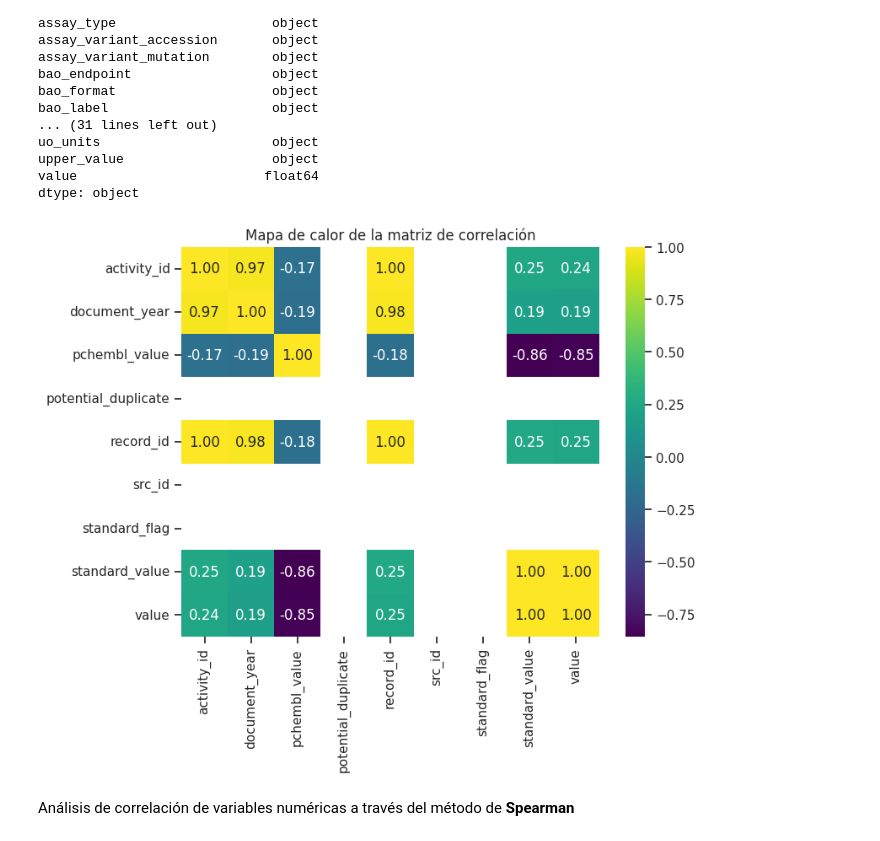
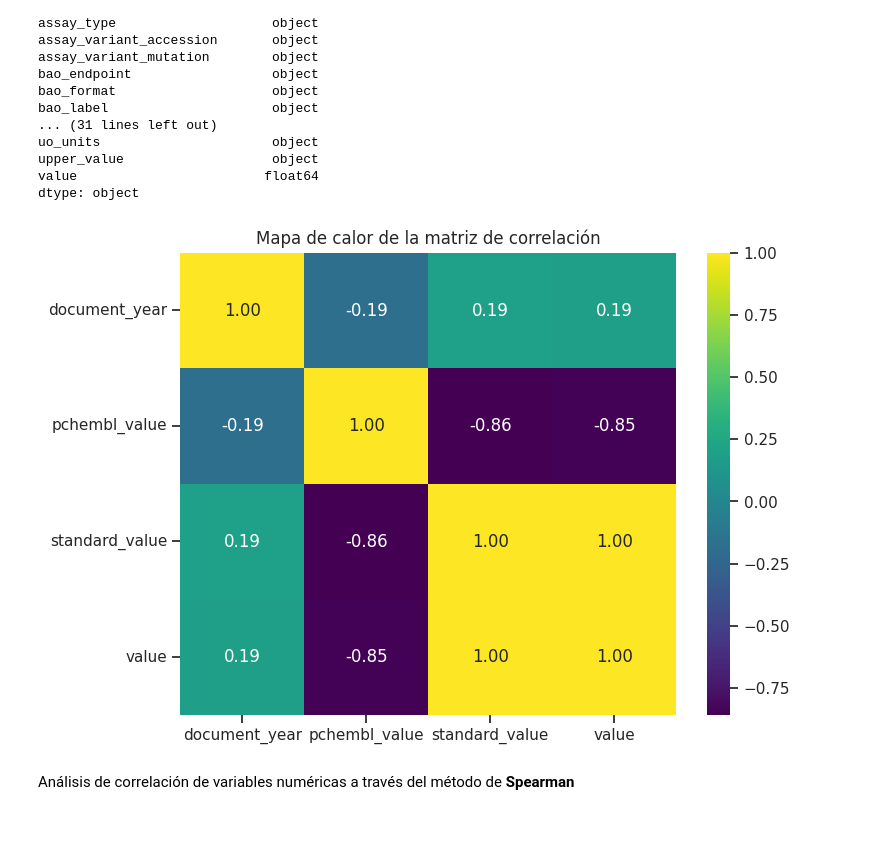
Before and after one commit to rromerov/Proyecto_Integrador, a Jupyter notebook: Avance1/main.ipynb, the cells around one changed output. Cells and saved outputs as stored; diff of their text form; code cells hidden in the pictures.

```diff
--- a/Avance1/main.ipynb
+++ b/Avance1/main.ipynb
@@ -377,9 +377,3 @@ df2_unique_can_smiles
 Análisis de correlación de variables numéricas a través del método de **Pearson**
 
 Para ello observamos el número de columnas que tenemos y notamos de qué tipo son cada una:
-# %%
-df2_unique_can_smiles.loc[:, 'pchembl_value'] = df2_unique_can_smiles['pchembl_value'].astype(float)
-df2_unique_can_smiles.loc[:, 'standard_value'] = df2_unique_can_smiles['standard_value'].astype(float)
-df2_unique_can_smiles.loc[:, 'value'] = df2_unique_can_smiles['value'].astype(float)
-
-df2_unique_can_smiles = df2_unique_can_smiles.astype({'pchembl_value': 'float64', 'standard_value': 'float64', 'value': 'float64'})
@@ -446,17 +443,23 @@ uo_units                      object
 upper_value                   object
 value                        float64
 dtype: object
+# %%
+# De las anteriores columnas, necesitamos aquellas numericas para la matriz de
+# Correlacion, pero los Identificadores no aportan ningún tipo de relación
+# Por ello los eliminaremos del DataFrame
+correlation_matrix_columns = df2_unique_can_smiles.drop(columns=['activity_id','potential_duplicate','record_id','src_id','standard_flag'])
 # %%
 # Calcular la matriz de correlación
-correlation_matrix = df2_unique_can_smiles.corr(numeric_only=True, method='pearson')
+# Agregando parametro de que solo se aplique a valores numéricos
+correlation_matrix = correlation_matrix_columns.corr(numeric_only=True, method='pearson')
 
 # Visualizar la matriz de correlación como un mapa de calor
 plt.figure(figsize=(8, 6))
 sns.heatmap(correlation_matrix, annot=True, cmap='viridis', fmt=".2f")
 plt.title('Mapa de calor de la matriz de correlación')
 plt.show()
 # %% [output]
-[figure, old version]
+[figure, new version]
 # %% [markdown]
 Análisis de correlación de variables numéricas a través del método de **Spearman**
 # %%
```
Also changed, not shown: parts of 7 cells of this notebook.
